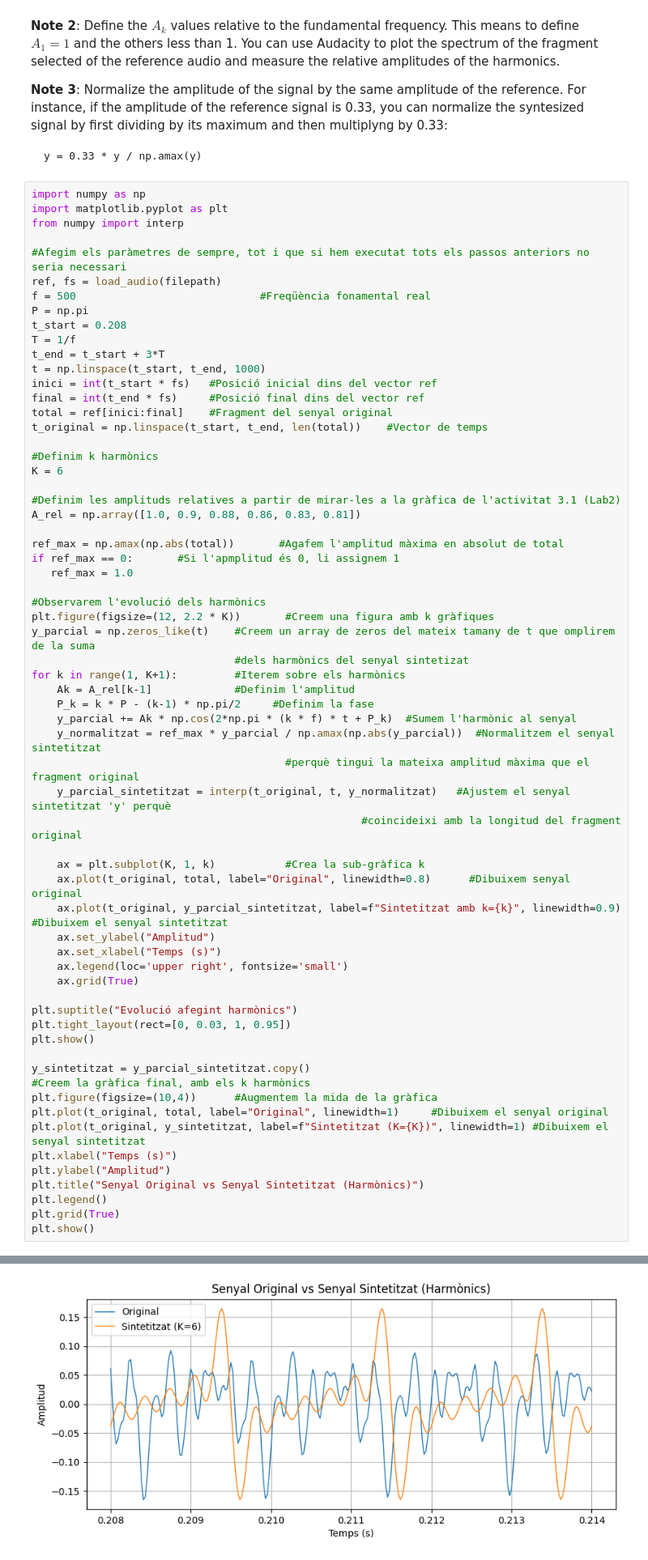
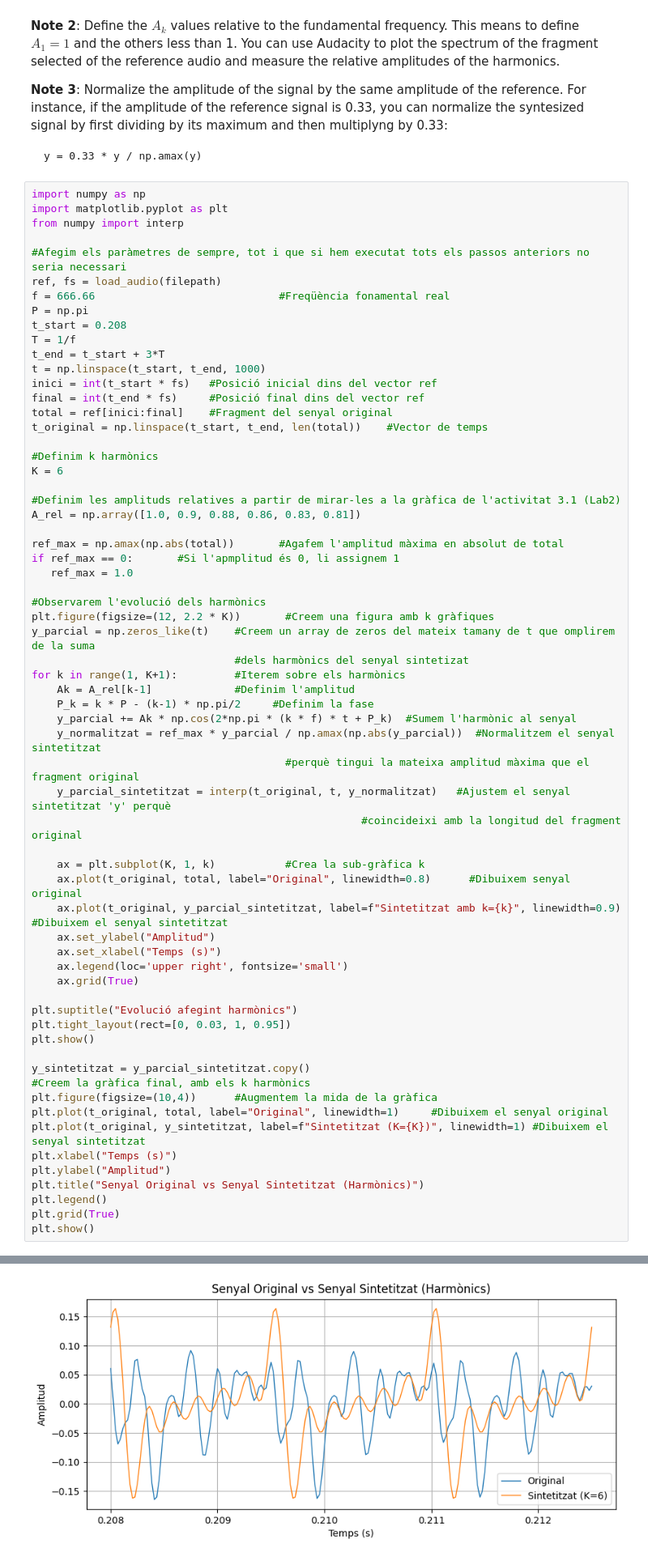
Before and after one commit to bernatnogueras/sis1_group202_bernat, a Jupyter notebook: labs/Lab2.ipynb, the cells around one changed output, grey strips where cells are left out. Shown at 81% size. Cells and saved outputs as stored; diff of their text form.

```diff
--- a/labs/Lab2.ipynb
+++ b/labs/Lab2.ipynb
@@ -150,7 +125,7 @@ from numpy import interp
 
 #Afegim els paràmetres de sempre, tot i que si hem executat tots els passos anteriors no seria necessari
 ref, fs = load_audio(filepath)
-f = 500                             #Freqüència fonamental real
+f = 666.66                             #Freqüència fonamental real
 P = np.pi
 t_start = 0.208
 T = 1/f
@@ -212,4 +187,4 @@ plt.show()
-[figure, old version]
+[figure, new version]
 # %% [markdown]
 3.3. Listen to the synthtesis and remark what are the main differences between the reference and synthesis.
 # %%
```
Also changed, not shown: parts of 3 cells of this notebook.
